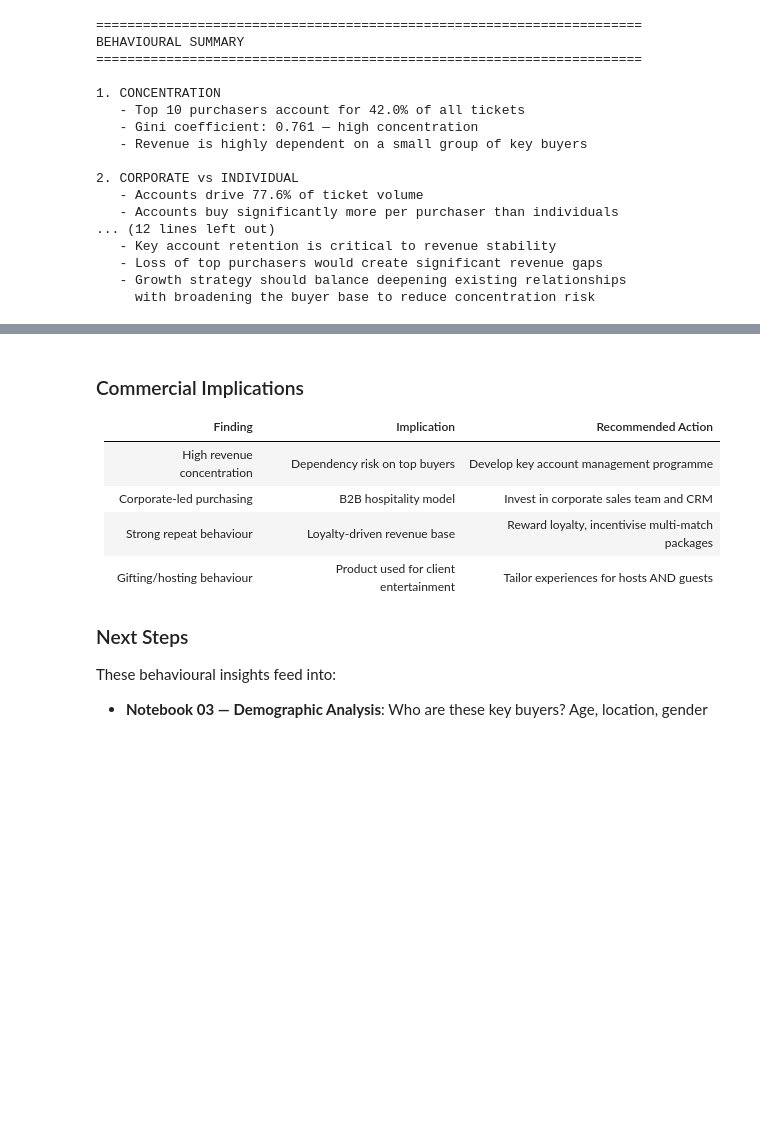
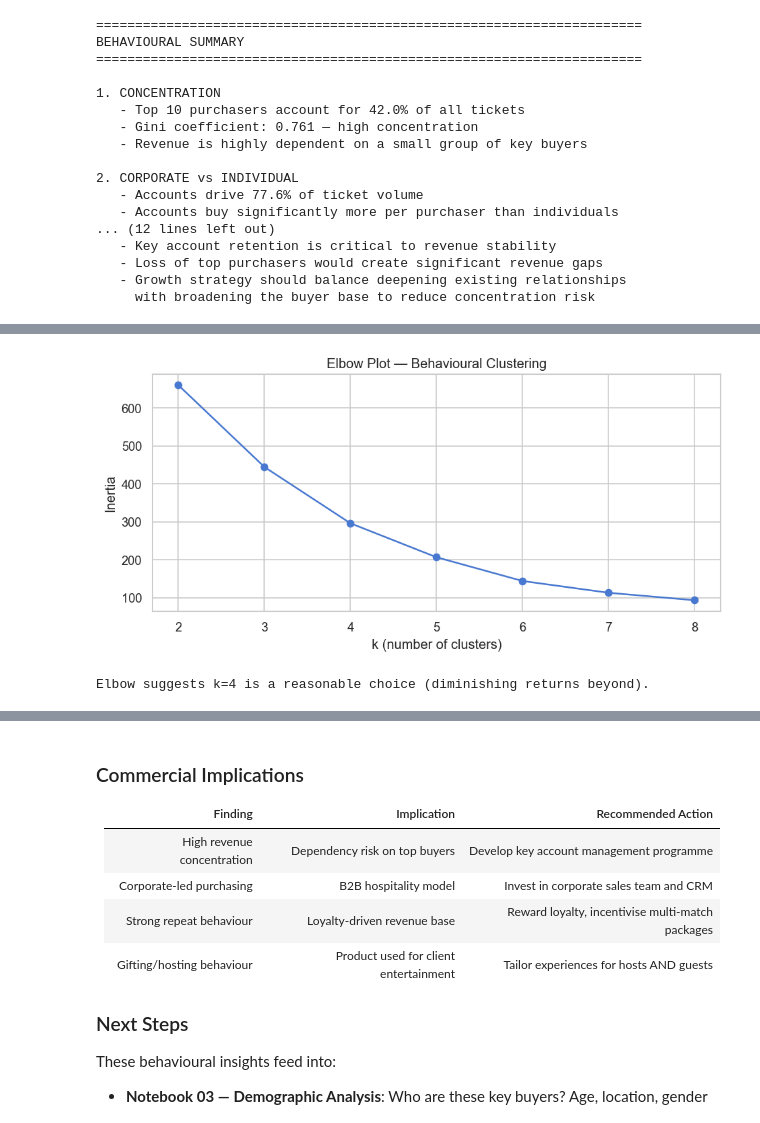
Before and after one commit to varunrout/shufc-assessment, a Jupyter notebook: notebooks/02_behavioral_analysis.ipynb, the cells around one changed output, grey strips where cells are left out. Drawn from its saved outputs; the diff is of its cells as text; code cells hidden in the pictures; blank space fills up the shorter version.

```diff
--- a/notebooks/02_behavioral_analysis.ipynb
+++ b/notebooks/02_behavioral_analysis.ipynb
@@ -876,0 +928,23 @@ BEHAVIOURAL SUMMARY
+# %%
+# ============================================
+# ELBOW CHECK (k = 2..8) — quick validation
+# ============================================
+inertias = []
+K_range = range(2, 9)
+for k in K_range:
+    km = KMeans(n_clusters=k, n_init=10, random_state=42)
+    km.fit(X_scaled)
+    inertias.append(km.inertia_)
+
+plt.figure(figsize=(8, 4))
+plt.plot(list(K_range), inertias, 'o-')
+plt.xlabel('k (number of clusters)')
+plt.ylabel('Inertia')
+plt.title('Elbow Plot — Behavioural Clustering')
+plt.tight_layout()
+plt.savefig('../data/charts/nb02_elbow_plot.png', bbox_inches='tight')
+plt.show()
+print('Elbow suggests k=4 is a reasonable choice (diminishing returns beyond).')
+# %% [output]
+[figure, added]
+Elbow suggests k=4 is a reasonable choice (diminishing returns beyond).
```
Also changed, not shown: parts of 4 cells of this notebook, 8 other files.
